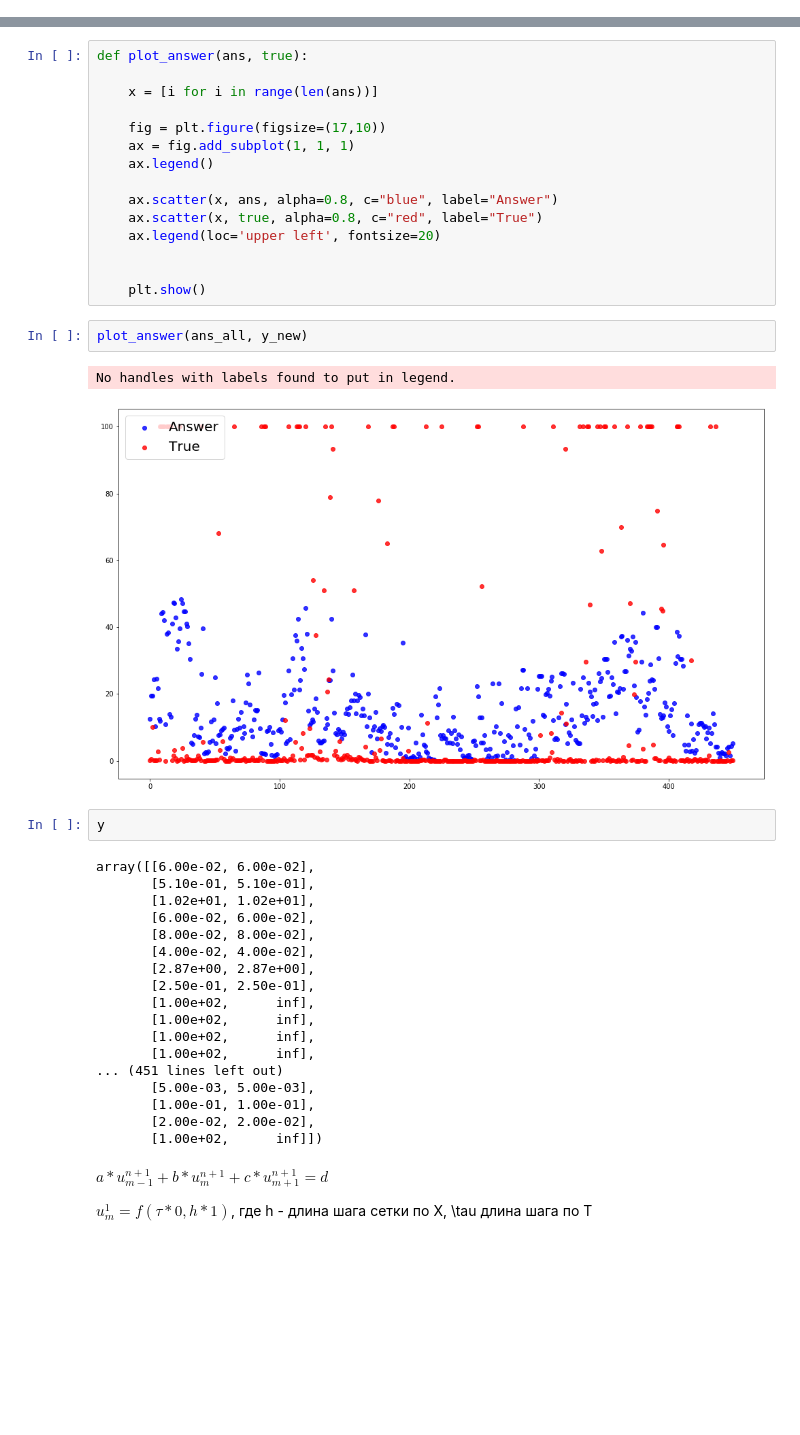
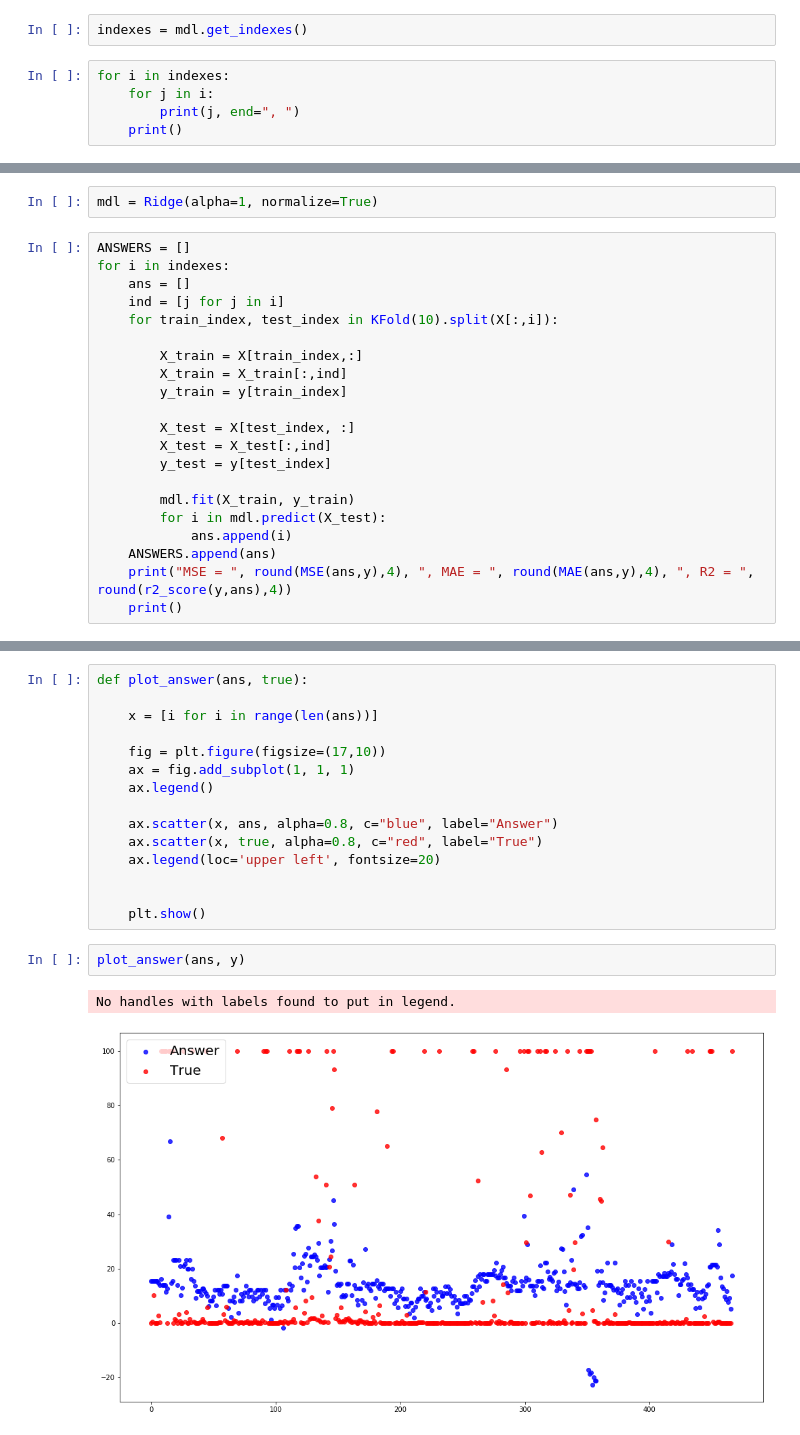
Before and after one commit to SdobnovE/cours_work_4, a Jupyter notebook: chapter_5.1.ipynb, the cells around one changed output, grey strips where cells are left out. Saved outputs shown, nothing was run; the diff lists cells and outputs as text; blank space fills up the shorter version.

```diff
--- a/chapter_5.1.ipynb
+++ b/chapter_5.1.ipynb
@@ -169,0 +347,7 @@ print(MSE(ans_all,y_new[:]), MAE(ans_all,y_new[:]),y_in_clust.shape)
+# %%
+indexes = mdl.get_indexes()
+# %%
+for i in indexes:
+    for j in i:
+        print(j, end=", ")
+    print()
@@ -169,0 +375,23 @@ print(MSE(ans_all,y_new[:]), MAE(ans_all,y_new[:]),y_in_clust.shape)
+# %%
+mdl = Ridge(alpha=1, normalize=True)
+# %%
+ANSWERS = []
+for i in indexes:
+    ans = []
+    ind = [j for j in i]
+    for train_index, test_index in KFold(10).split(X[:,i]):
+
+        X_train = X[train_index,:]
+        X_train = X_train[:,ind]
+        y_train = y[train_index]
+
+        X_test = X[test_index, :]
+        X_test = X_test[:,ind]
+        y_test = y[test_index]
+
+        mdl.fit(X_train, y_train)
+        for i in mdl.predict(X_test):
+            ans.append(i)
+    ANSWERS.append(ans)
+    print("MSE = ", round(MSE(ans,y),4), ", MAE = ", round(MAE(ans,y),4), ", R2 = ", round(r2_score(y,ans),4))
+    print()
@@ -182,32 +438,8 @@ def plot_answer(ans, true):
 
 
     plt.show()
-# %%
-plot_answer(ans_all, y_new)
-# %% [output]
-No handles with labels found to put in legend.
-[figure, removed]
-# %%
-y
-# %% [output]
-array([[6.00e-02, 6.00e-02],
-       [5.10e-01, 5.10e-01],
-       [1.02e+01, 1.02e+01],
-       [6.00e-02, 6.00e-02],
-       [8.00e-02, 8.00e-02],
-       [4.00e-02, 4.00e-02],
-       [2.87e+00, 2.87e+00],
-       [2.50e-01, 2.50e-01],
-       [1.00e+02,      inf],
-       [1.00e+02,      inf],
-       [1.00e+02,      inf],
-       [1.00e+02,      inf],
-... (451 lines left out)
-       [5.00e-03, 5.00e-03],
-       [1.00e-01, 1.00e-01],
-       [2.00e-02, 2.00e-02],
-       [1.00e+02,      inf]])
-# %% [markdown]
-$a * u^{n+1}_{m-1} + b * u^{n+1}_{m} + c * u^{n+1}_{m+1} = d$
-
-$u^1_m = f(\tau*0,h*1)$, где h - длина шага сетки по X, \tau длина шага по T
+# %%
+plot_answer(ans, y)
+# %% [output]
+No handles with labels found to put in legend.
+[figure, added]
```
Also changed, not shown: parts of 62 cells of this notebook, 2 other files.
